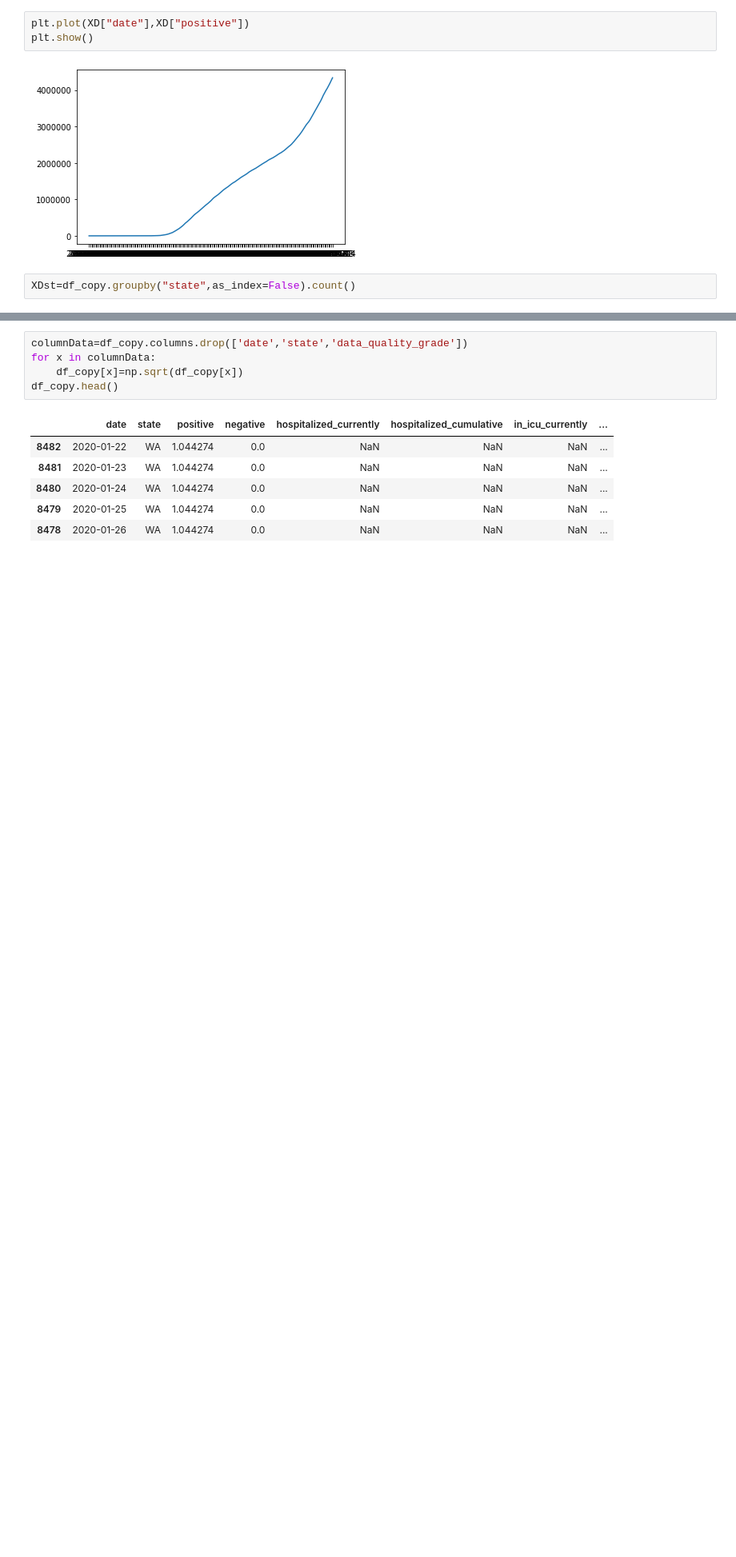
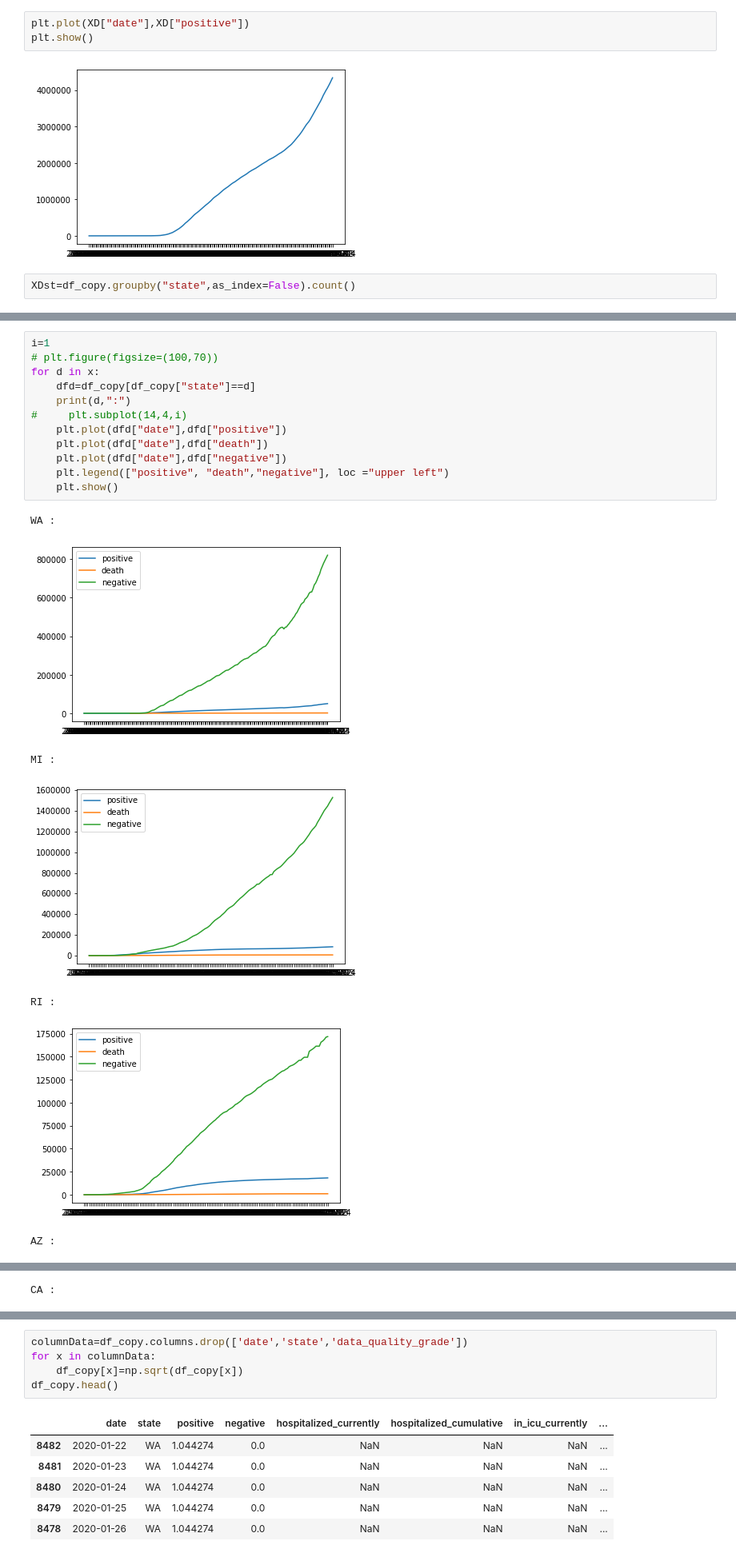
Before and after one commit to Raahulprem/Build_with_AI, a Jupyter notebook: covL.ipynb, the cells around one changed output, grey strips where cells are left out. Shown at 80% size. Saved outputs shown, nothing was run; the diff lists cells and outputs as text; blank space fills up the shorter version.

```diff
--- a/covL.ipynb
+++ b/covL.ipynb
@@ -89,3 +119,23 @@ CA :
 FL :
 [figure]
 ... (100 outputs left out)
+# %%
+i=1
+# plt.figure(figsize=(100,70))
+for d in x:
+    dfd=df_copy[df_copy["state"]==d]
+    print(d,":")
+#     plt.subplot(14,4,i)
+    plt.plot(dfd["date"],dfd["positive"])
+    plt.plot(dfd["date"],dfd["death"])
+    plt.plot(dfd["date"],dfd["negative"])
+    plt.legend(["positive", "death","negative"], loc ="upper left")
+    plt.show()
+# %% [output]
+WA :
+[figure, added]
+MI :
+[figure, added]
+RI :
+[figure, added]
+AZ :
@@ -91,0 +143 @@ FL :
+CA :
```
Also changed, not shown: parts of 21 cells of this notebook.
